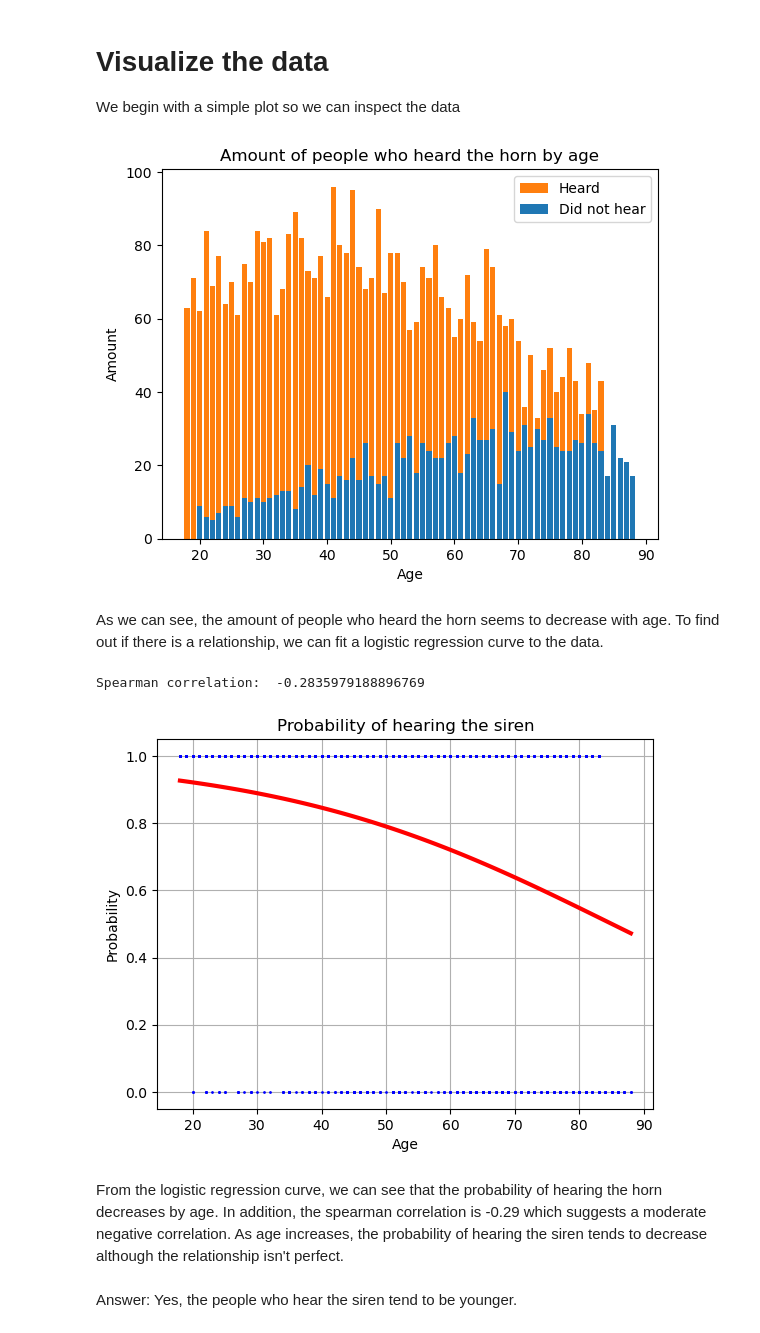
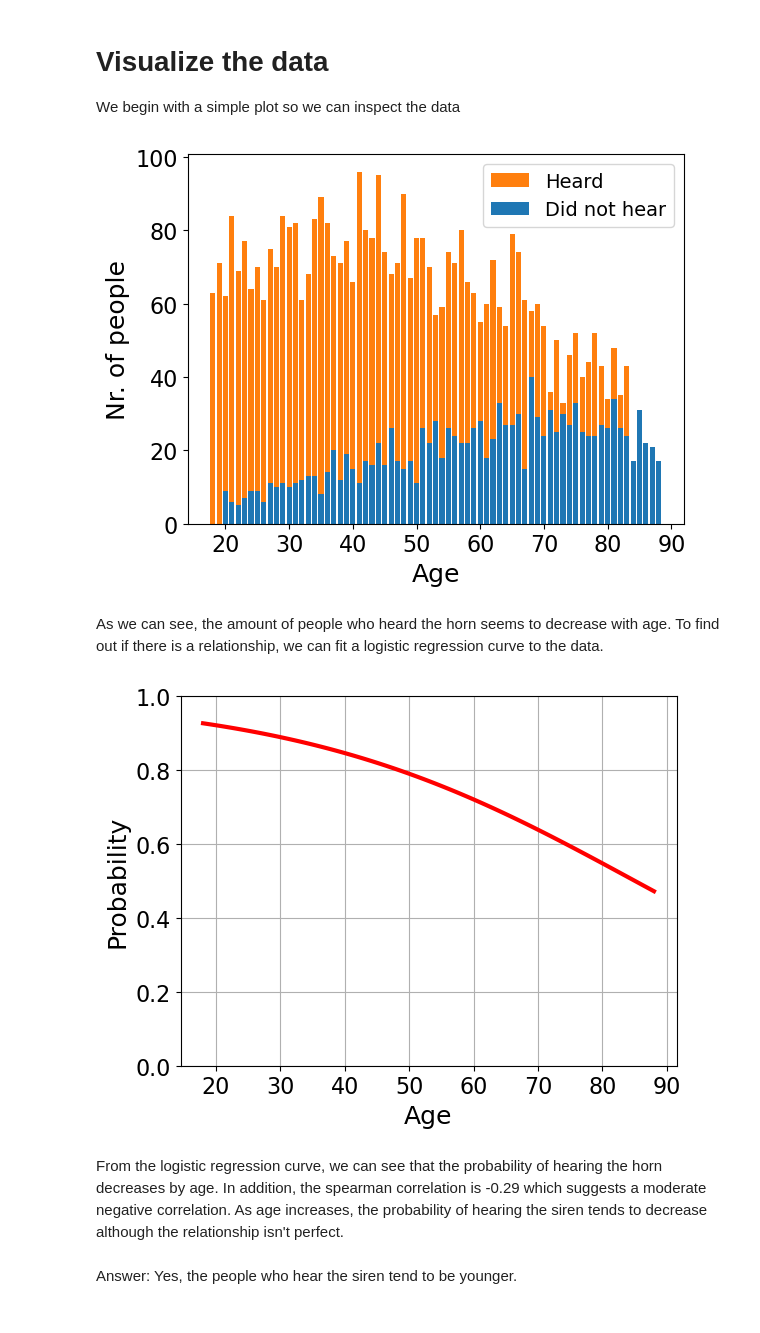
Before and after one commit to felixmaathz/SmaskProject, a Jupyter notebook: Data Analysis/q2.ipynb, the cells around one changed output. Cells and saved outputs as stored; diff of their text form; code cells hidden in the pictures.

```diff
--- a/Data Analysis/q2.ipynb
+++ b/Data Analysis/q2.ipynb
@@ -16,19 +16,20 @@ We begin with a simple plot so we can inspect the data
 # %%
 #For every age see how many who heard
 hear_by_age = data[data['heard'] == 1].groupby('age').size()
 
 not_hear_by_age = data[data['heard'] == 0].groupby('age').size()
 
 plt.bar(hear_by_age.index, hear_by_age.values, label='Heard', color='#ff7f0e')
 plt.bar(not_hear_by_age.index, not_hear_by_age.values, label='Did not hear', color='#1f77b4')
-plt.xlabel('Age')
-plt.ylabel('Amount')
-plt.title('Amount of people who heard the horn by age')
-plt.legend()
+plt.xlabel('Age', fontsize=18)
+plt.ylabel('Nr. of people', fontsize=18)
+plt.xticks(fontsize=16)
+plt.yticks(fontsize=16)
+plt.legend(fontsize=14)
 
 plt.show()
 # %% [output]
-[figure, old version]
+[figure, new version]
 # %% [markdown]
 As we can see, the amount of people who heard the horn seems to decrease with age. To find out if there is a relationship, we can fit a logistic regression curve to the data.
 # %%
@@ -44,19 +45,20 @@ logreg = LogisticRegression()
 logreg.fit(X_train, y_train)
 
 
-plt.scatter(X_test, y_test, zorder=20, color='blue', s=1)
+# plt.scatter(X_test, y_test, zorder=20, color='blue', s=1)
 
 x_sequence = np.linspace(X.min(), X.max(), 100).reshape(-1,1)
 
 plt.plot(x_sequence, logreg.predict_proba(x_sequence)[:,1], color='red', linewidth=3)
-plt.xlabel('Age')
-plt.ylabel('Probability')
-plt.title('Probability of hearing the siren')
+plt.xlabel('Age', fontsize=18)
+plt.ylabel('Probability', fontsize=18)
+plt.xticks(fontsize=16)
+plt.yticks(fontsize=16)
+plt.ylim(bottom=0, top=1)
 plt.grid(True)
 plt.show()
 # %% [output]
-Spearman correlation:  -0.2835979188896769
-[figure, old version]
+[figure, new version]
 # %% [markdown]
 From the logistic regression curve, we can see that the probability of hearing the horn decreases by age. In addition, the spearman correlation is -0.29 which suggests a moderate negative correlation. As age increases, the probability of hearing the siren tends to decrease although the relationship isn't perfect.
 \
```
Also changed, not shown: 3 other files.
